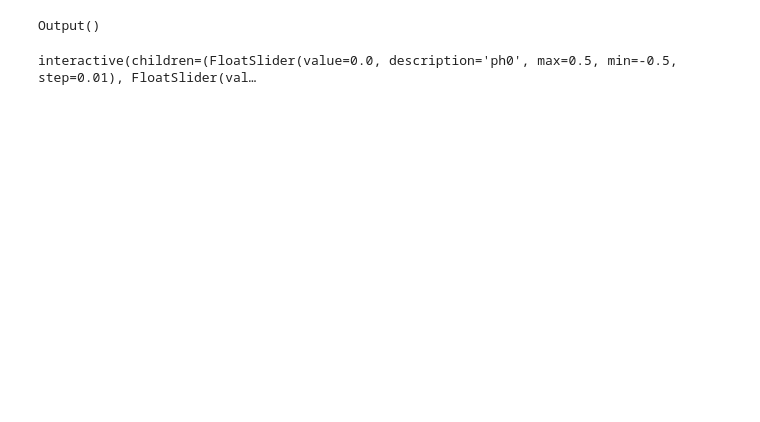
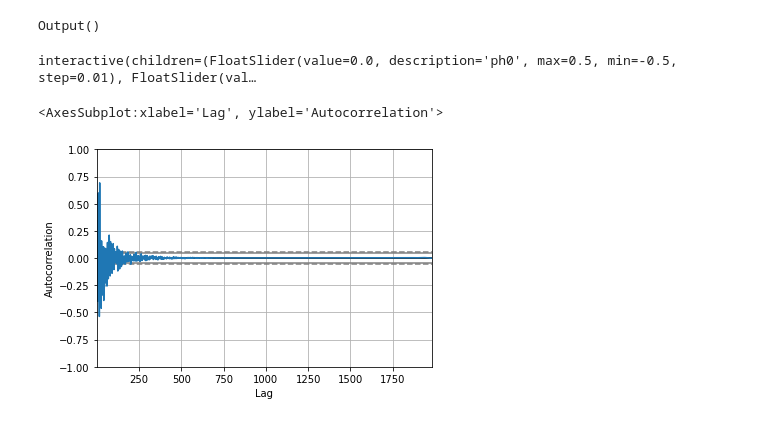
Before and after one commit to mehipour/p31_data_processing, a Jupyter notebook: nmr_analysis_p31.ipynb, the cells around one changed output. Drawn from its saved outputs; the diff is of its cells as text; code cells hidden in the pictures; blank space fills up the shorter version.

```diff
--- a/nmr_analysis_p31.ipynb
+++ b/nmr_analysis_p31.ipynb
@@ -110,3 +112,9 @@ interactive(children=(FloatSlider(value=0.0, description='ph0', max=0.5, min=-0.
 #                      + s8*r / ((x-f8)^2+r^2) + s9*r / ((x-f9)^2+r^2) +
 #                     s10*r / ((x-f10)^2+r^2) + p0 + p1*x + p2*x^2 + p3*x^3
 #                     + p4*x^4
+# %%
+from pandas.plotting import autocorrelation_plot
+autocorrelation_plot(a.fid)
+# %% [output]
+<AxesSubplot:xlabel='Lag', ylabel='Autocorrelation'>
+[figure, added]
```
Also changed, not shown: parts of 8 cells of this notebook, 2 other files.
